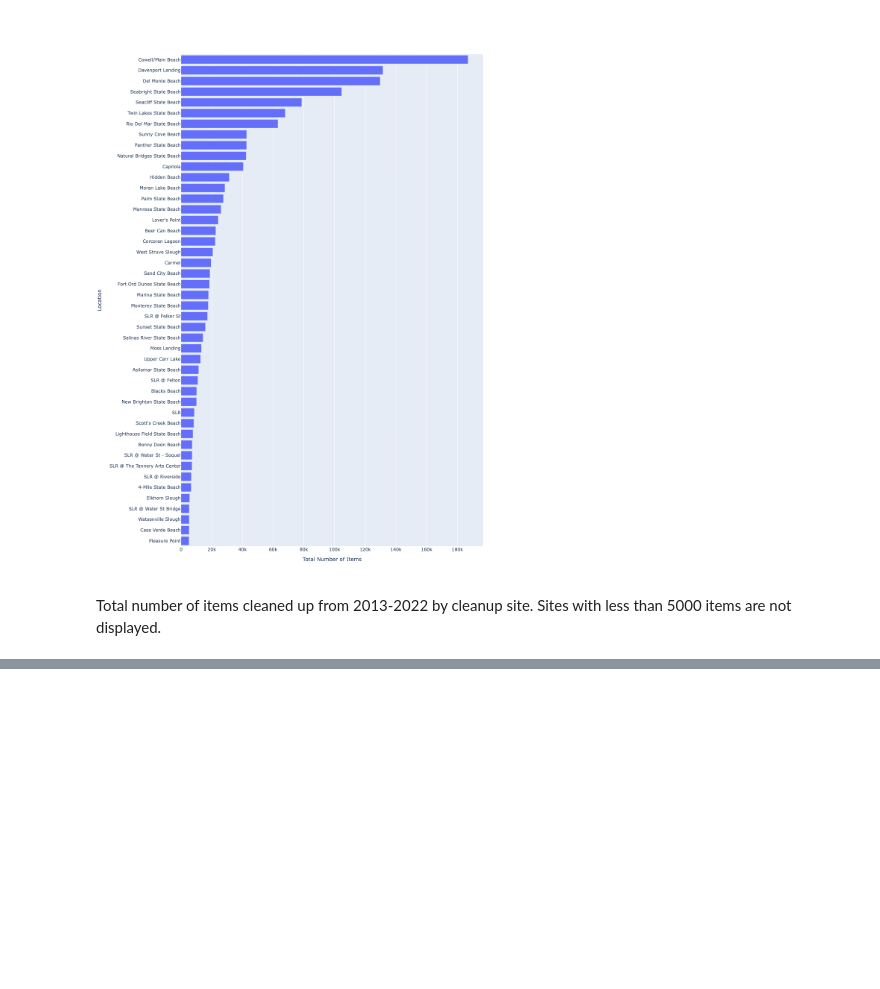
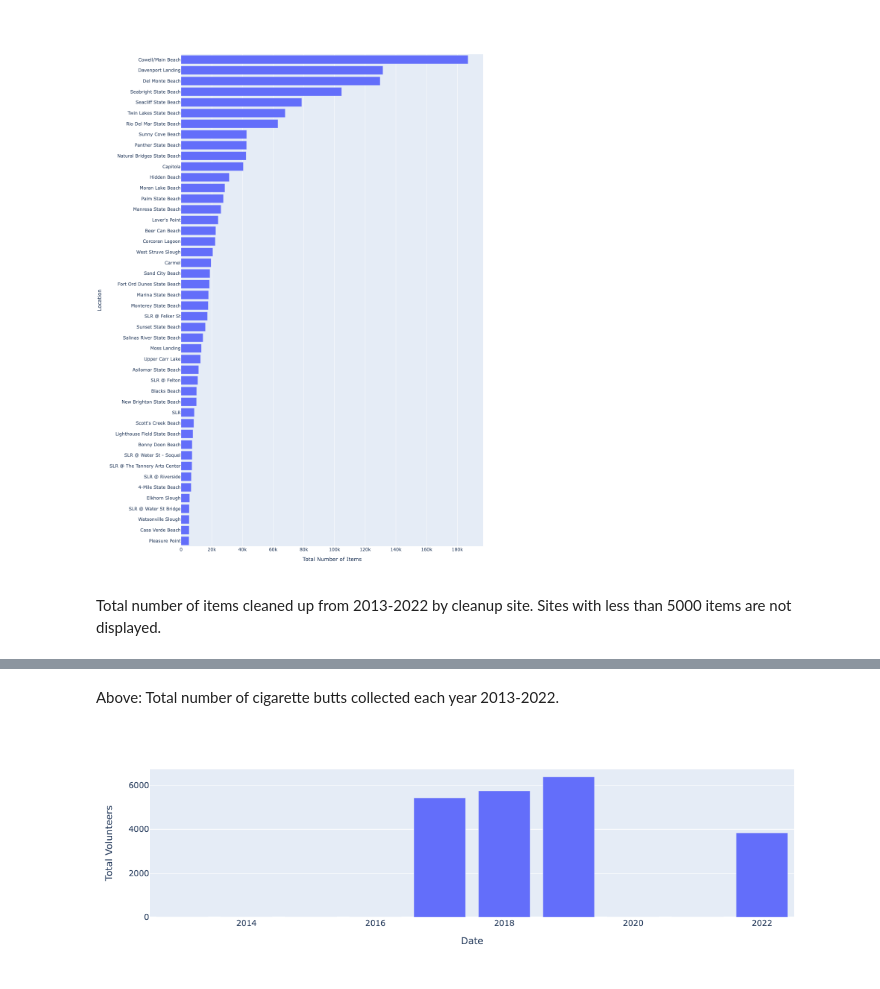
Before and after one commit to jennyfolkesson/saveOurShores, a Jupyter notebook: SOS_cleanup_data.ipynb, the cells around one changed output, grey strips where cells are left out. Drawn from its saved outputs; the diff is of its cells as text; code cells hidden in the pictures; blank space fills up the shorter version.

```diff
--- a/SOS_cleanup_data.ipynb
+++ b/SOS_cleanup_data.ipynb
@@ -143,0 +143,7 @@ ImportError: matplotlib is required for plotting when the default backend "matpl
+# %% [markdown]
+Above: Total number of cigarette butts collected each year 2013-2022.
+# %%
+fig = px.bar(annual_data, x=annual_data.index, y='Total Volunteers')
+fig.show()
+# %% [output]
+[figure, added]
```
Also changed, not shown: parts of 1 cell of this notebook.
